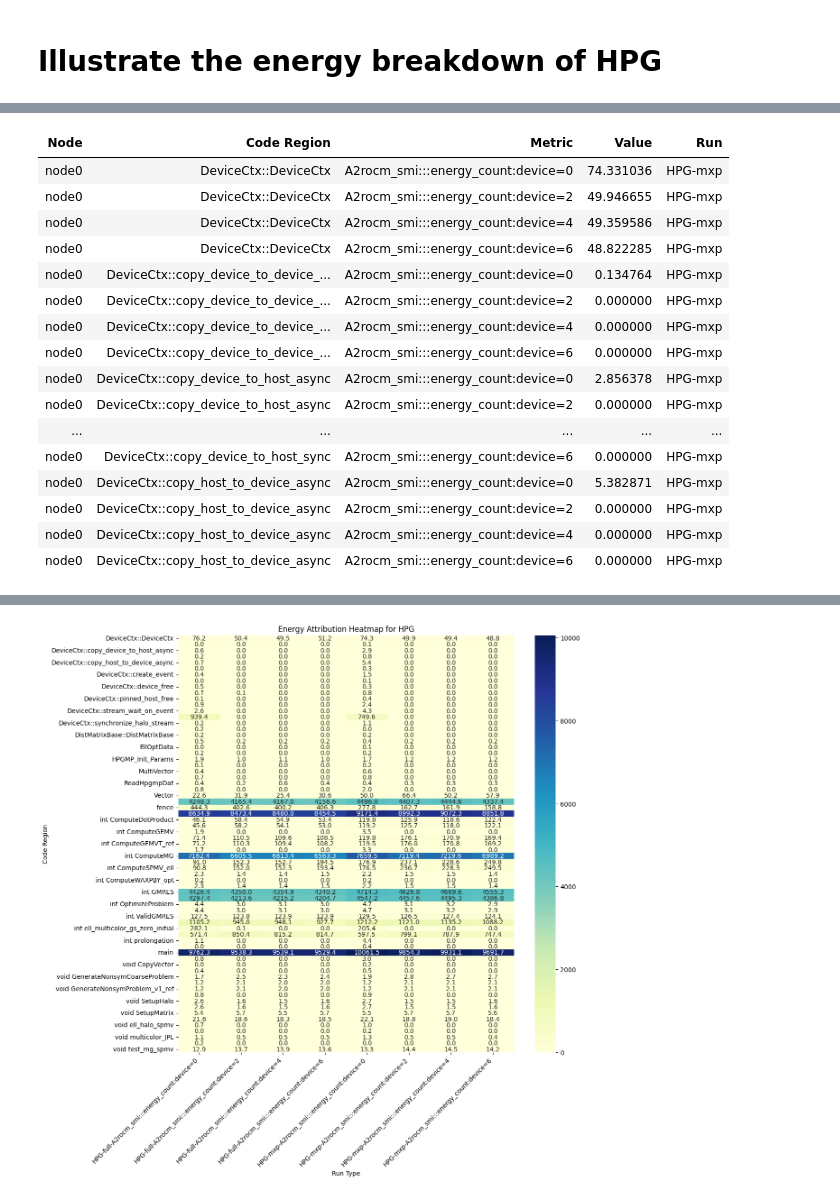
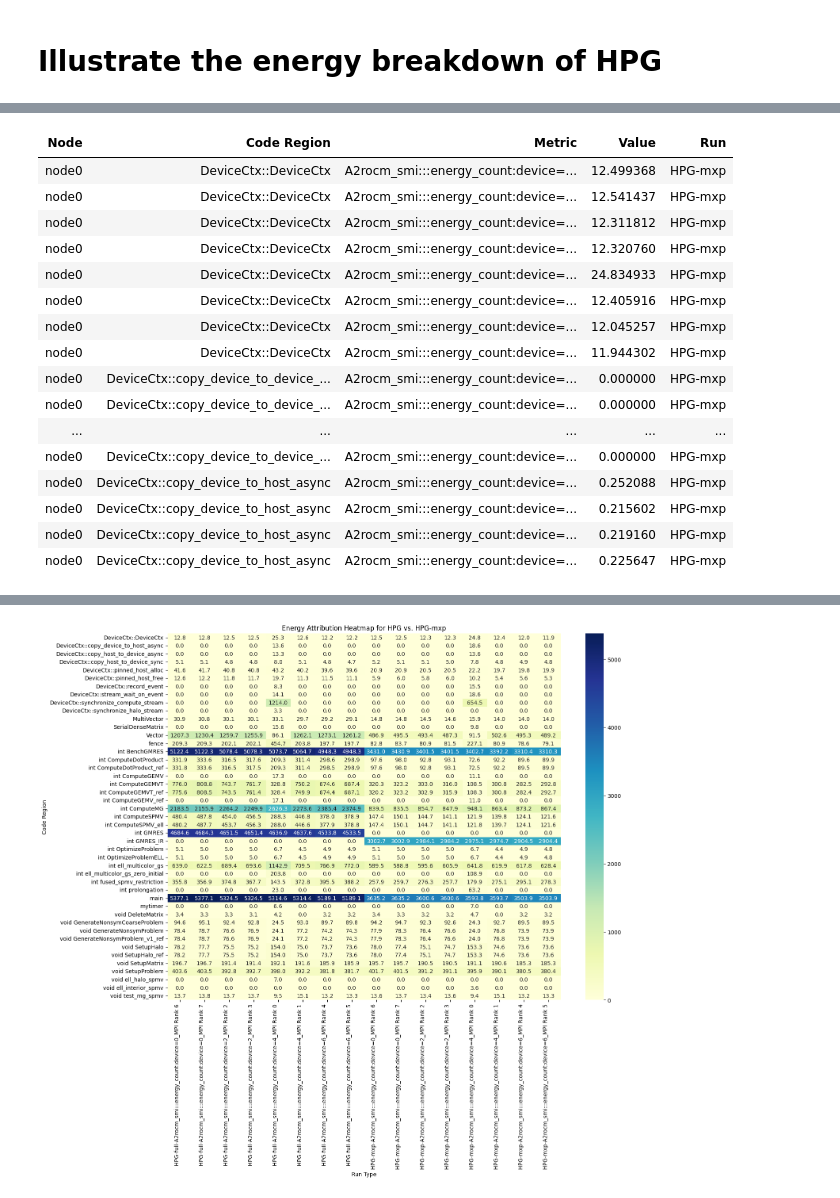
Before and after one commit to adam-mcdaniel/hpc-energy-trace-analysis, a Jupyter notebook: compare-runs.ipynb, the cells around one changed output, grey strips where cells are left out. Saved outputs shown, nothing was run; the diff lists cells and outputs as text; code cells hidden in the pictures.

```diff
--- a/compare-runs.ipynb
+++ b/compare-runs.ipynb
@@ -1253,8 +1291,6 @@ Attributions already computed, returning cached results.
 # %%
 hpg_runs = Ensemble.from_trace_paths(
     HPG_TRACES,
-    {
-		'node0': ['MPI Rank 0', 'MPI Rank 1', 'MPI Rank 2', 'MPI Rank 3', 'MPI Rank 4', 'MPI Rank 5', 'MPI Rank 6', 'MPI Rank 7'],
-	}
+    HPG_NODE_RANKS
 )
 # %% [output]
@@ -1299,8 +1373,6 @@ Writing to file: MPI Rank 6_metrics.csv
 # %%
 hpg_mxp_runs = Ensemble.from_trace_paths(
     HPG_MXP_TRACES,
-    {
-		'node0': ['MPI Rank 0', 'MPI Rank 1', 'MPI Rank 2', 'MPI Rank 3', 'MPI Rank 4', 'MPI Rank 5', 'MPI Rank 6', 'MPI Rank 7'],
-	}
+    HPG_NODE_RANKS
 )
 # %% [output]
@@ -1342,29 +1455,16 @@ Writing to file: MPI Rank 1_Master_thread_callgraph.csv
 # %% [markdown]
 # Compute the HPG energy breakdown
 # %%
+hpg_runs = hpg_runs.refresh()
+hpg_mxp_runs = hpg_mxp_runs.refresh()
+
+hpg_runs.attributions = {}
 hpg_run_attributions = hpg_runs.compute_attribution_across_runs(
-    ranks_to_metrics = {
-        'MPI Rank 0': ['A2rocm_smi:::energy_count:device=0'],
-		'MPI Rank 1': ['A2rocm_smi:::energy_count:device=2'],
-		'MPI Rank 2': ['A2rocm_smi:::energy_count:device=4'],
-		'MPI Rank 3': ['A2rocm_smi:::energy_count:device=6'],
-		'MPI Rank 4': ['A2rocm_smi:::energy_count:device=0'],
-		'MPI Rank 5': ['A2rocm_smi:::energy_count:device=2'],
-		'MPI Rank 6': ['A2rocm_smi:::energy_count:device=4'],
-		'MPI Rank 7': ['A2rocm_smi:::energy_count:device=6'],
-	},
+    ranks_to_metrics = HPG_RANKS_TO_METRICS
 )
 
+hpg_mxp_runs.attributions = {}
 hpg_mxp_run_attributions = hpg_mxp_runs.compute_attribution_across_runs(
-    ranks_to_metrics = {
-        'MPI Rank 0': ['A2rocm_smi:::energy_count:device=0'],
-		'MPI Rank 1': ['A2rocm_smi:::energy_count:device=2'],
-		'MPI Rank 2': ['A2rocm_smi:::energy_count:device=4'],
-		'MPI Rank 3': ['A2rocm_smi:::energy_count:device=6'],
-		'MPI Rank 4': ['A2rocm_smi:::energy_count:device=0'],
-		'MPI Rank 5': ['A2rocm_smi:::energy_count:device=2'],
-		'MPI Rank 6': ['A2rocm_smi:::energy_count:device=4'],
-		'MPI Rank 7': ['A2rocm_smi:::energy_count:device=6'],
-	}
+    ranks_to_metrics = HPG_RANKS_TO_METRICS
 )
 # %% [output]
@@ -1435,16 +1518,18 @@ visualize_dataframe(hpg_mxp_avg)
 # hpg_mxp_mpi_funcs = hpg_mxp_avg[hpg_mxp_avg['Code Region'].str.contains('MPI')]
 
 heatmap_data = pd.concat([hpg_avg, hpg_mxp_avg])
+# Filter for values > 0
+heatmap_data = heatmap_data[heatmap_data['Value'] > 3]
 heatmap_data = heatmap_data.pivot_table(index='Code Region', columns=['Run', 'Metric'], values='Value', fill_value=0.0, sort=True)
 visualize_dataframe(heatmap_data)
 # Sort by the sum of both columns
 
 # Show the heatmap
-plt.figure(figsize=(12, 12))
+plt.figure(figsize=(16, 12))
 sns.heatmap(heatmap_data, annot=True, fmt=".1f", cmap="YlGnBu")
-plt.title("Energy Attribution Heatmap for HPG")
+plt.title("Energy Attribution Heatmap for HPG vs. HPG-mxp")
 plt.xlabel("Run Type")
-plt.xticks(rotation=45, ha='right')
+plt.xticks(rotation=90, ha='right')
 plt.ylabel("Code Region")
 plt.show()
 # %% [output]
@@ -1468,18 +1553,18 @@ plt.show()
 | Node | Code Region | Metric | Value | Run |
-| node0 | DeviceCtx::DeviceCtx | A2rocm_smi:::energy_count:device=0 | 74.331036 | HPG-mxp |
-| node0 | DeviceCtx::DeviceCtx | A2rocm_smi:::energy_count:device=2 | 49.946655 | HPG-mxp |
-| node0 | DeviceCtx::DeviceCtx | A2rocm_smi:::energy_count:device=4 | 49.359586 | HPG-mxp |
-| node0 | DeviceCtx::DeviceCtx | A2rocm_smi:::energy_count:device=6 | 48.822285 | HPG-mxp |
-| node0 | DeviceCtx::copy_device_to_device_... | A2rocm_smi:::energy_count:device=0 | 0.134764 | HPG-mxp |
-| node0 | DeviceCtx::copy_device_to_device_... | A2rocm_smi:::energy_count:device=2 | 0.000000 | HPG-mxp |
-| node0 | DeviceCtx::copy_device_to_device_... | A2rocm_smi:::energy_count:device=4 | 0.000000 | HPG-mxp |
-| node0 | DeviceCtx::copy_device_to_device_... | A2rocm_smi:::energy_count:device=6 | 0.000000 | HPG-mxp |
-| node0 | DeviceCtx::copy_device_to_host_async | A2rocm_smi:::energy_count:device=0 | 2.856378 | HPG-mxp |
-| node0 | DeviceCtx::copy_device_to_host_async | A2rocm_smi:::energy_count:device=2 | 0.000000 | HPG-mxp |
+| node0 | DeviceCtx::DeviceCtx | A2rocm_smi:::energy_count:device=... | 12.499368 | HPG-mxp |
+| node0 | DeviceCtx::DeviceCtx | A2rocm_smi:::energy_count:device=... | 12.541437 | HPG-mxp |
+| node0 | DeviceCtx::DeviceCtx | A2rocm_smi:::energy_count:device=... | 12.311812 | HPG-mxp |
+| node0 | DeviceCtx::DeviceCtx | A2rocm_smi:::energy_count:device=... | 12.320760 | HPG-mxp |
+| node0 | DeviceCtx::DeviceCtx | A2rocm_smi:::energy_count:device=... | 24.834933 | HPG-mxp |
+| node0 | DeviceCtx::DeviceCtx | A2rocm_smi:::energy_count:device=... | 12.405916 | HPG-mxp |
+| node0 | DeviceCtx::DeviceCtx | A2rocm_smi:::energy_count:device=... | 12.045257 | HPG-mxp |
+| node0 | DeviceCtx::DeviceCtx | A2rocm_smi:::energy_count:device=... | 11.944302 | HPG-mxp |
+| node0 | DeviceCtx::copy_device_to_device_... | A2rocm_smi:::energy_count:device=... | 0.000000 | HPG-mxp |
+| node0 | DeviceCtx::copy_device_to_device_... | A2rocm_smi:::energy_count:device=... | 0.000000 | HPG-mxp |
 | ... | ... | ... | ... | ... |
-| node0 | DeviceCtx::copy_device_to_host_sync | A2rocm_smi:::energy_count:device=6 | 0.000000 | HPG-mxp |
-| node0 | DeviceCtx::copy_host_to_device_async | A2rocm_smi:::energy_count:device=0 | 5.382871 | HPG-mxp |
-| node0 | DeviceCtx::copy_host_to_device_async | A2rocm_smi:::energy_count:device=2 | 0.000000 | HPG-mxp |
-| node0 | DeviceCtx::copy_host_to_device_async | A2rocm_smi:::energy_count:device=4 | 0.000000 | HPG-mxp |
-| node0 | DeviceCtx::copy_host_to_device_async | A2rocm_smi:::energy_count:device=6 | 0.000000 | HPG-mxp |
+| node0 | DeviceCtx::copy_device_to_device_... | A2rocm_smi:::energy_count:device=... | 0.000000 | HPG-mxp |
+| node0 | DeviceCtx::copy_device_to_host_async | A2rocm_smi:::energy_count:device=... | 0.252088 | HPG-mxp |
+| node0 | DeviceCtx::copy_device_to_host_async | A2rocm_smi:::energy_count:device=... | 0.215602 | HPG-mxp |
+| node0 | DeviceCtx::copy_device_to_host_async | A2rocm_smi:::energy_count:device=... | 0.219160 | HPG-mxp |
+| node0 | DeviceCtx::copy_device_to_host_async | A2rocm_smi:::energy_count:device=... | 0.225647 | HPG-mxp |
 | Run | HPG-full |  |  |  | ... |
@@ -1503,3 +1588,3 @@ plt.show()
-[figure, old version]
+[figure, new version]
 # %%
 run_attributions = hpg_runs.compute_attribution_across_runs(
```
Also changed, not shown: parts of 26 cells of this notebook.
